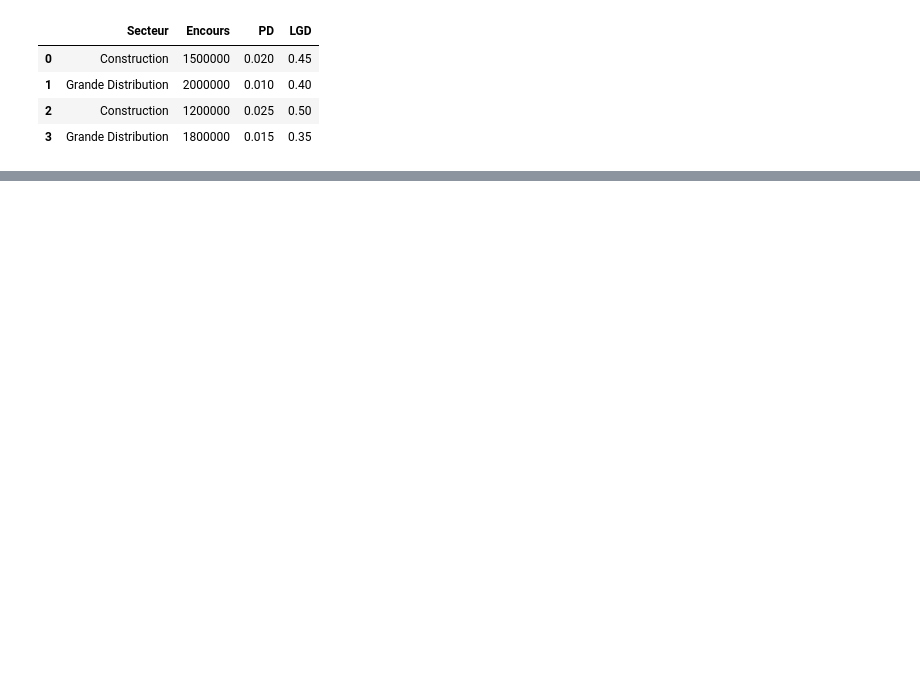
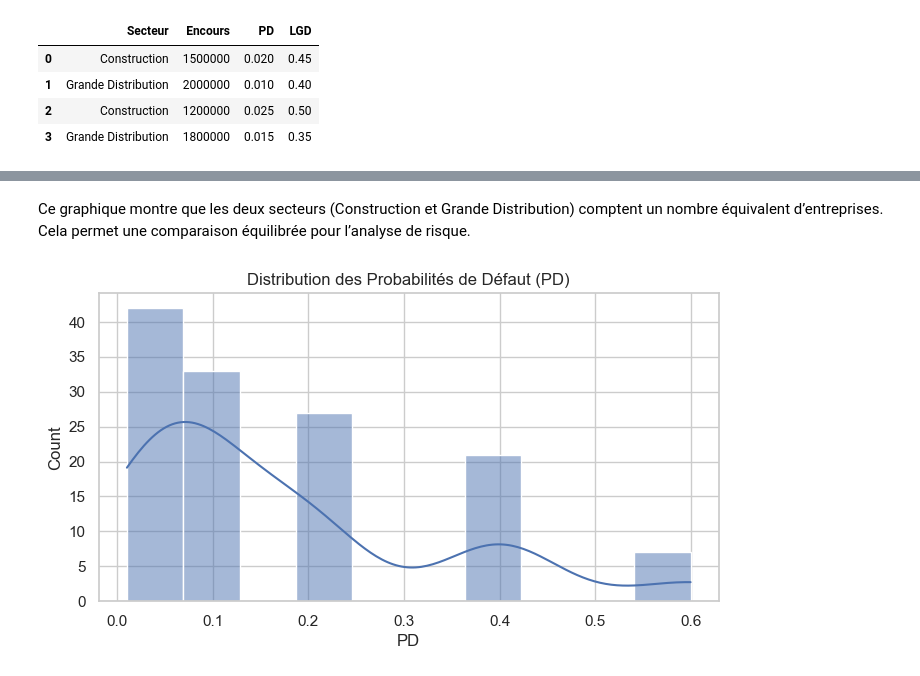
Before and after one commit to CALAIN1/stress-test-global-risk, a Jupyter notebook: stress_test_global_risk_FINAL.ipynb, the cells around one changed output, grey strips where cells are left out. Cells and saved outputs as stored; diff of their text form; code cells hidden in the pictures; blank space fills up the shorter version.

```diff
--- a/stress_test_global_risk_FINAL.ipynb
+++ b/stress_test_global_risk_FINAL.ipynb
@@ -104,0 +187,9 @@ df.head()
+# %% [markdown]
+Ce graphique montre que les deux secteurs (Construction et Grande Distribution) comptent un nombre équivalent d’entreprises. Cela permet une comparaison équilibrée pour l’analyse de risque.
+# %%
+plt.figure(figsize=(8, 4))
+sns.histplot(data=df, x='PD', bins=10, kde=True)
+plt.title("Distribution des Probabilités de Défaut (PD)")
+plt.show()
+# %% [output]
+[figure, added]
```
Also changed, not shown: parts of 36 cells of this notebook.
